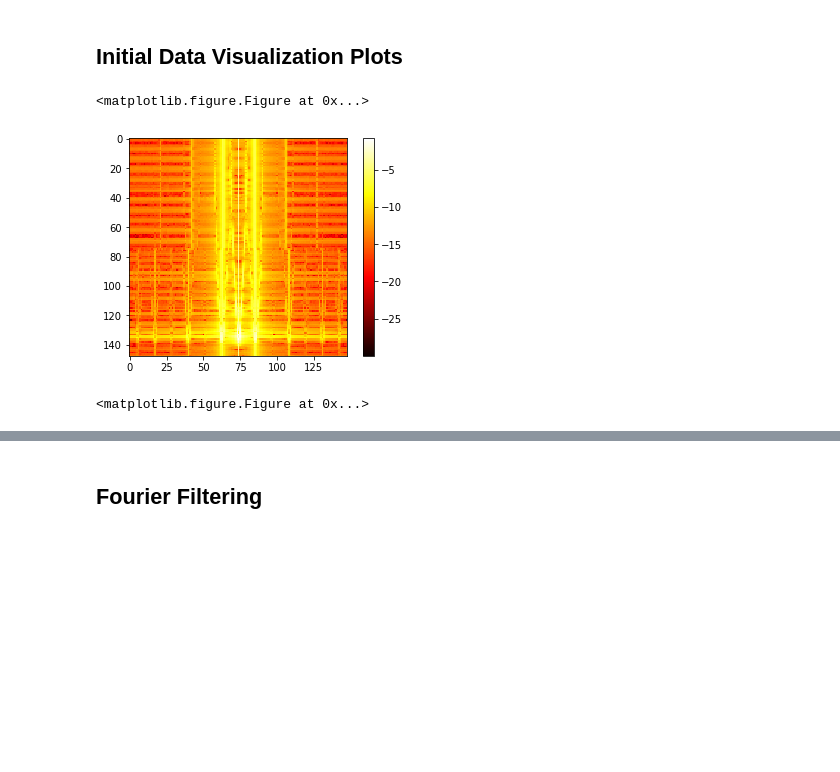
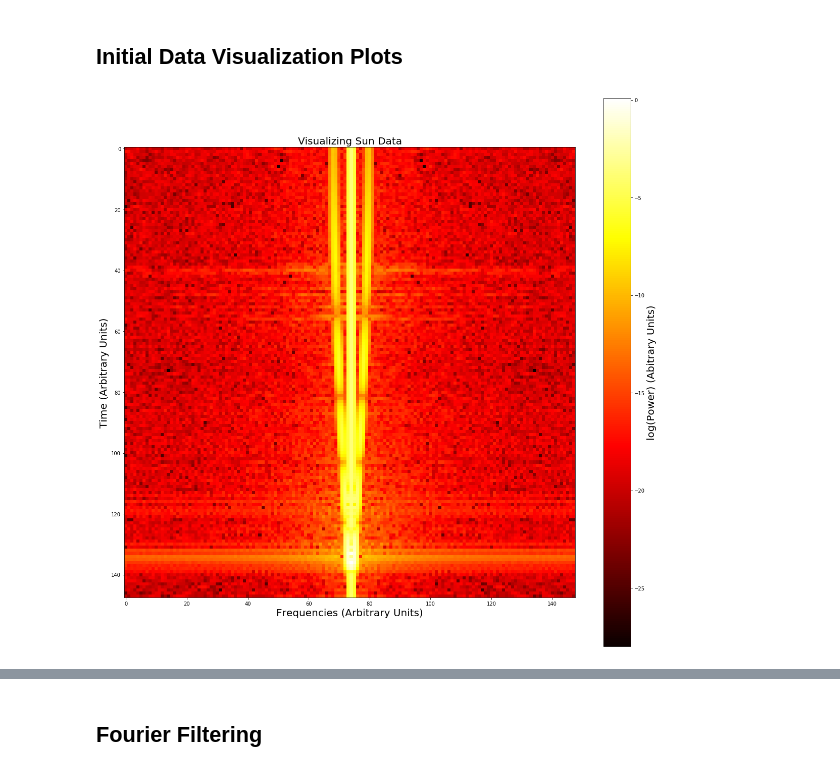
Before and after one commit to Jackmastr/3lab121, a Jupyter notebook: lab3Sabrina.ipynb, the cells around one changed output, grey strips where cells are left out. Saved outputs shown, nothing was run; the diff lists cells and outputs as text; code cells hidden in the pictures; blank space fills up the shorter version.

Commit message:
windowing fixed

```diff
--- a/lab3Sabrina.ipynb
+++ b/lab3Sabrina.ipynb
@@ -69,6 +71,7 @@ def window(timeData, funcWindow, chunks):
     return windowData
 # %%
 data = r"/Users/sabrinaberger/3lab121/Fourier_Entertainment/"
+plot = r"/Users/sabrinaberger/Desktop/Lab3Plots/"
 
 # separating data into voltage (Volts) and time (unix time)
 crab = np.load(data + "CrabDataR40.npz")
@@ -87,17 +90,21 @@ sunT = (sunTimes[len(sunTimes)-1] - sunTimes[0]) / len(sunTimes)
 # %% [markdown]
 ## Initial Data Visualization Plots
 # %%
-sunV = window(sunV, np.bartlett, 2190)
-sun_reshape = np.array(sunV[:21904]).reshape((148,148))
+sunVWindow = window(sunV[:21904], np.hamming, 148)
+sun_reshape = np.array(sunVWindow[:21904]).reshape((148,148))
 sun_fft_two_d = np.fft.fftshift(np.fft.fft(sun_reshape), axes = 1)
 
+plt.figure(figsize=(20,20))
 plt.imshow((np.log(np.abs(sun_fft_two_d)**2)), cmap="hot")
-plt.colorbar()
-plt.figure()
+plt.xlabel("Frequencies (Arbitrary Units)", fontsize = 20)
+plt.ylabel("Time (Arbitrary Units)", fontsize = 20)
+
+cbar = plt.colorbar()
+cbar.ax.set_ylabel('log(Power) (Abitrary Units)', fontsize = 20)
+plt.title("Visualizing Sun Data", fontsize = 20)
+plt.savefig(plot + "/waterfall_sun.pdf")
 # %% [output]
-<matplotlib.figure.Figure at 0x...>
-[figure, old version]
+[figure, new version]
-<matplotlib.figure.Figure at 0x...>
 # %%
 crab_reshape = np.array(crabV[:21904]).reshape((148,148))
 crab_fft_two_d = np.fft.fftshift(np.fft.fft(crab_reshape), axes = 1)
```
Also changed, not shown: parts of 8 cells of this notebook, 14 other files.
